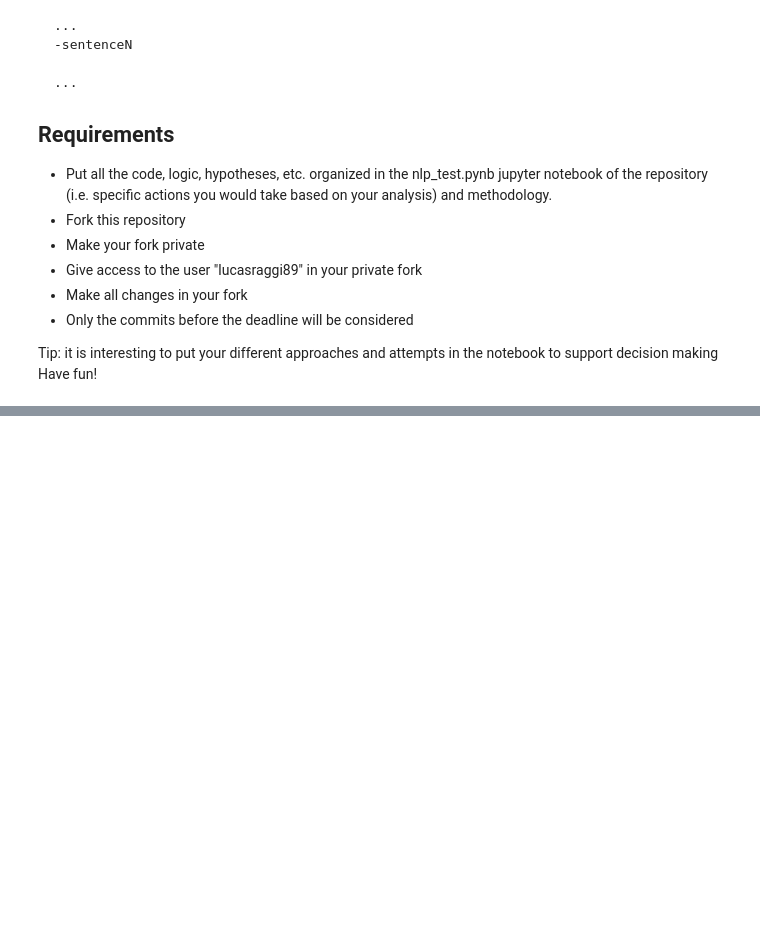
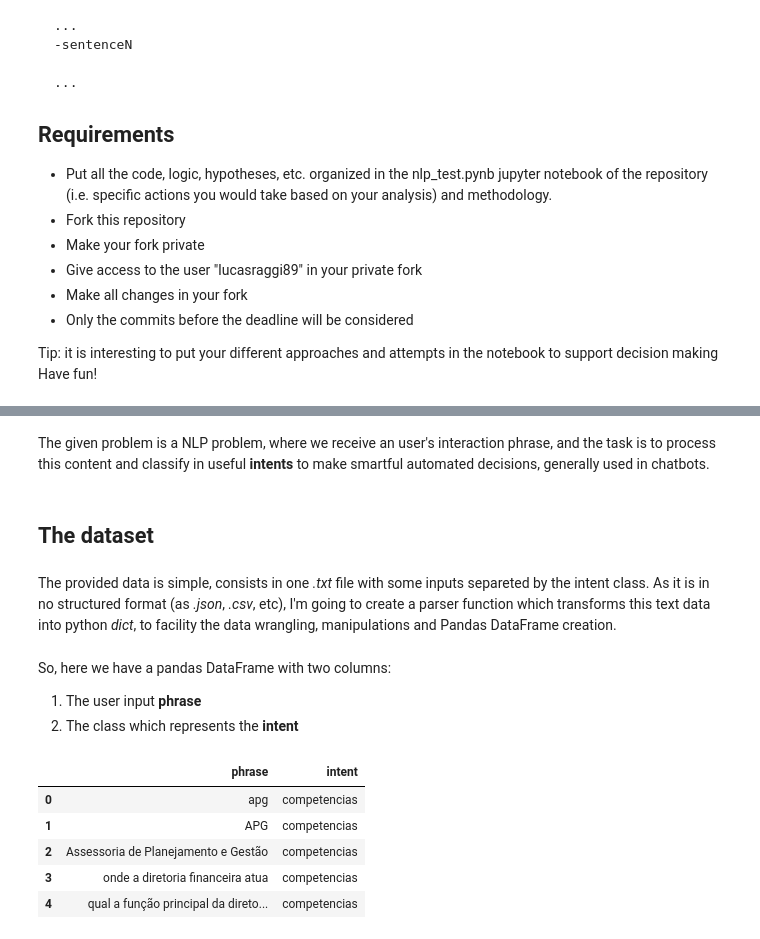
Before and after one commit to francamacdowell/nlp-interview-test, a Jupyter notebook: nlp_test.ipynb, the cells around one changed output, grey strips where cells are left out. Drawn from its saved outputs; the diff is of its cells as text; code cells hidden in the pictures; blank space fills up the shorter version.

```diff
--- a/nlp_test.ipynb
+++ b/nlp_test.ipynb
@@ -54,0 +70,54 @@ Have fun!
+# %% [markdown]
+The given problem is a NLP problem, where we receive an user's interaction phrase, and the task is to process this content and classify in useful **intents** to make smartful automated decisions, generally used in chatbots.
+# %% [markdown]
+## The dataset
+# %% [markdown]
+The provided data is simple, consists in one *.txt* file with some inputs separeted by the intent class. As it is in no structured format (as *.json*, *.csv*, etc), I'm going to create a parser function which transforms this text data into python *dict*, to facility the data wrangling, manipulations and Pandas DataFrame creation.
+# %%
+import pandas as pd
+
+def txt_data_to_dict(filepath):
+    # creating dict which
+    data_dict = {
+                'phrase': [],
+                'intent': [],
+                }
+    try:
+        with open(filepath, 'r') as txt_file:
+            # processing the lines
+            intent_class = None
+            phrase = None
+            for line in txt_file:
+                if 'intent' in line:
+                    # get intent class and remove '\n' charactere
+                    intent_class = line.split(':')[1].replace('\n', '')
+                    continue
+                if '-' in line:
+                    # get string after '-' and remove blank spaces from the end and beginning
+                    phrase = line[1:].strip()
+                    # adding this 'row' to the dict
+                    data_dict['phrase'].append(phrase)
+                    data_dict['intent'].append(intent_class)
+
+            return data_dict
+    except FileNotFoundError:
+        print('The file was not found, make sure the filepath is correct.')
+
+
+path = 'data.txt'
+data = txt_data_to_dict(path)
+# Creating pandas DataFrame from dict:
+df = pd.DataFrame.from_dict(data)
+# %% [markdown]
+So, here we have a pandas DataFrame with two columns:
+1. The user input **phrase**
+2. The class which represents the **intent**
+# %%
+df.head()
+# %% [output]
+|  | phrase | intent |
+| 0 | apg | competencias |
+| 1 | APG | competencias |
+| 2 | Assessoria de Planejamento e Gestão | competencias |
+| 3 | onde a diretoria financeira atua | competencias |
+| 4 | qual a função principal da direto... | competencias |
```
Also changed, not shown: parts of 51 cells of this notebook.
